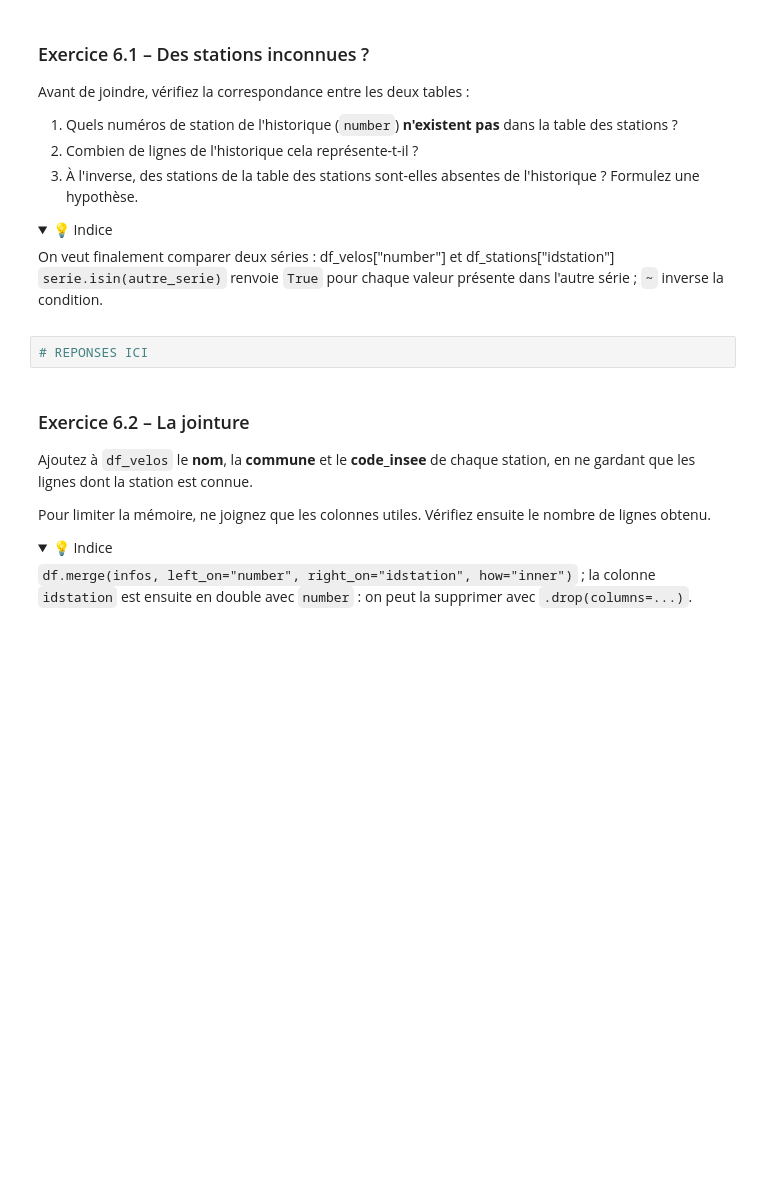
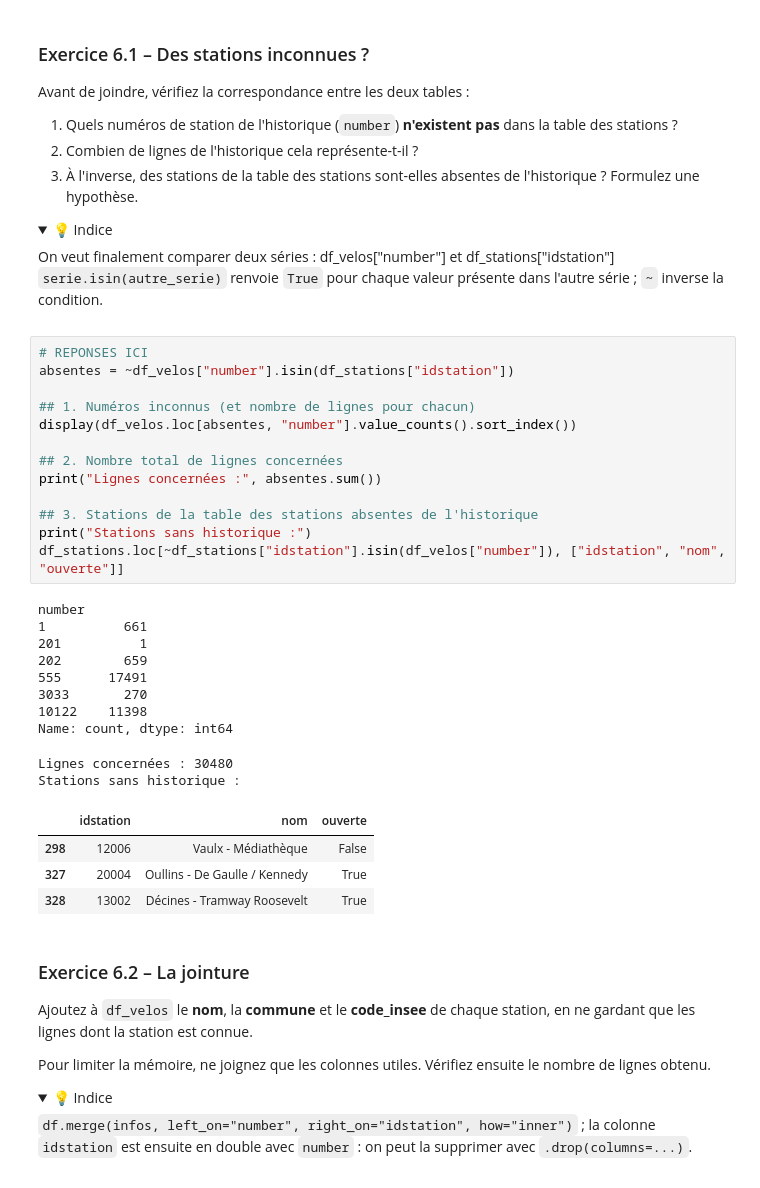
Before and after one commit to bcahier/geonum_python_26, a Jupyter notebook: notebooks_26/01_pandas_velov.ipynb, the cells around one changed output. Drawn from its saved outputs; the diff is of its cells as text; folded sections open; blank space fills up the shorter version.

```diff
--- a/notebooks_26/01_pandas_velov.ipynb
+++ b/notebooks_26/01_pandas_velov.ipynb
@@ -424,6 +536,32 @@ On veut finalement comparer deux séries : df_velos["number"] et df_stations["id
 </details>
 # %%
 # REPONSES ICI
+absentes = ~df_velos["number"].isin(df_stations["idstation"])
+
+## 1. Numéros inconnus (et nombre de lignes pour chacun)
+display(df_velos.loc[absentes, "number"].value_counts().sort_index())
+
+## 2. Nombre total de lignes concernées
+print("Lignes concernées :", absentes.sum())
+
+## 3. Stations de la table des stations absentes de l'historique
+print("Stations sans historique :")
+df_stations.loc[~df_stations["idstation"].isin(df_velos["number"]), ["idstation", "nom", "ouverte"]]
+# %% [output]
+number
+1          661
+201          1
+202        659
+555      17491
+3033       270
+10122    11398
+Name: count, dtype: int64
+Lignes concernées : 30480
+Stations sans historique :
+|  | idstation | nom | ouverte |
+| 298 | 12006 | Vaulx - Médiathèque | False |
+| 327 | 20004 | Oullins - De Gaulle / Kennedy | True |
+| 328 | 13002 | Décines - Tramway Roosevelt | True |
 # %% [markdown]
 ### Exercice 6.2 – La jointure
 
```
Also changed, not shown: parts of 14 cells of this notebook, 2 other files.
